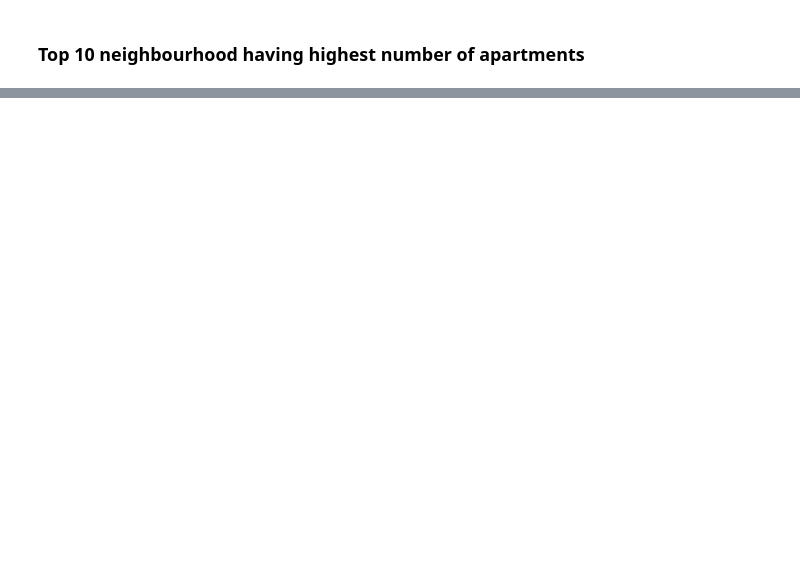
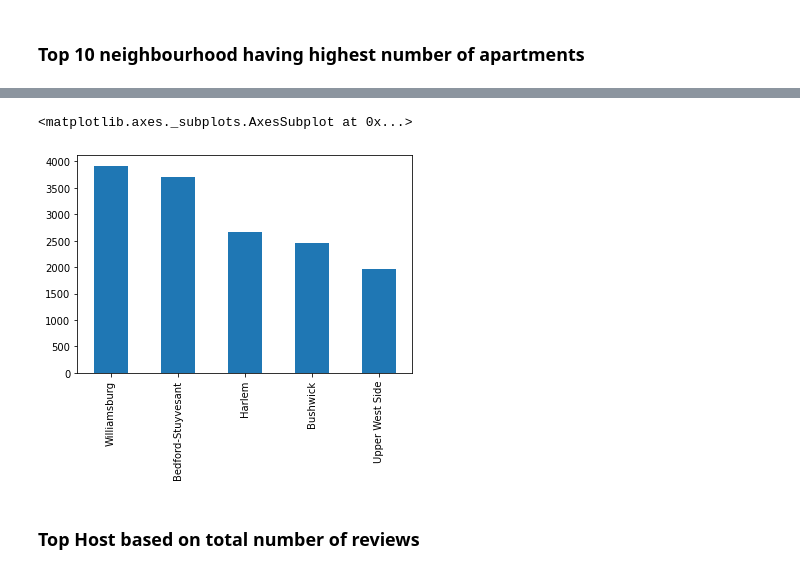
Before and after one commit to iam-ajitkumartoppo/airbnb-booking-analysis, a Jupyter notebook: Airbnb.ipynb, the cells around one changed output, grey strips where cells are left out. Cells and saved outputs as stored; diff of their text form; code cells hidden in the pictures; blank space fills up the shorter version.

```diff
--- a/Airbnb.ipynb
+++ b/Airbnb.ipynb
@@ -224,2 +232,5 @@ Name: number_of_reviews, dtype: int64
 # %% [markdown]
 ### Top 10 neighbourhood having highest number of apartments
+# %%
+top_neighbourhood_apartments=airbnb_df['neighbourhood'].value_counts()
+top_neighbourhood_apartments
@@ -225,0 +250,7 @@ Name: number_of_reviews, dtype: int64
+# %%
+top_neighbourhood_apartments.head().plot.bar()
+# %% [output]
+<matplotlib.axes._subplots.AxesSubplot at 0x...>
+[figure, added]
+# %% [markdown]
+### Top Host based on total number of reviews
```
Also changed, not shown: parts of 28 cells of this notebook.
